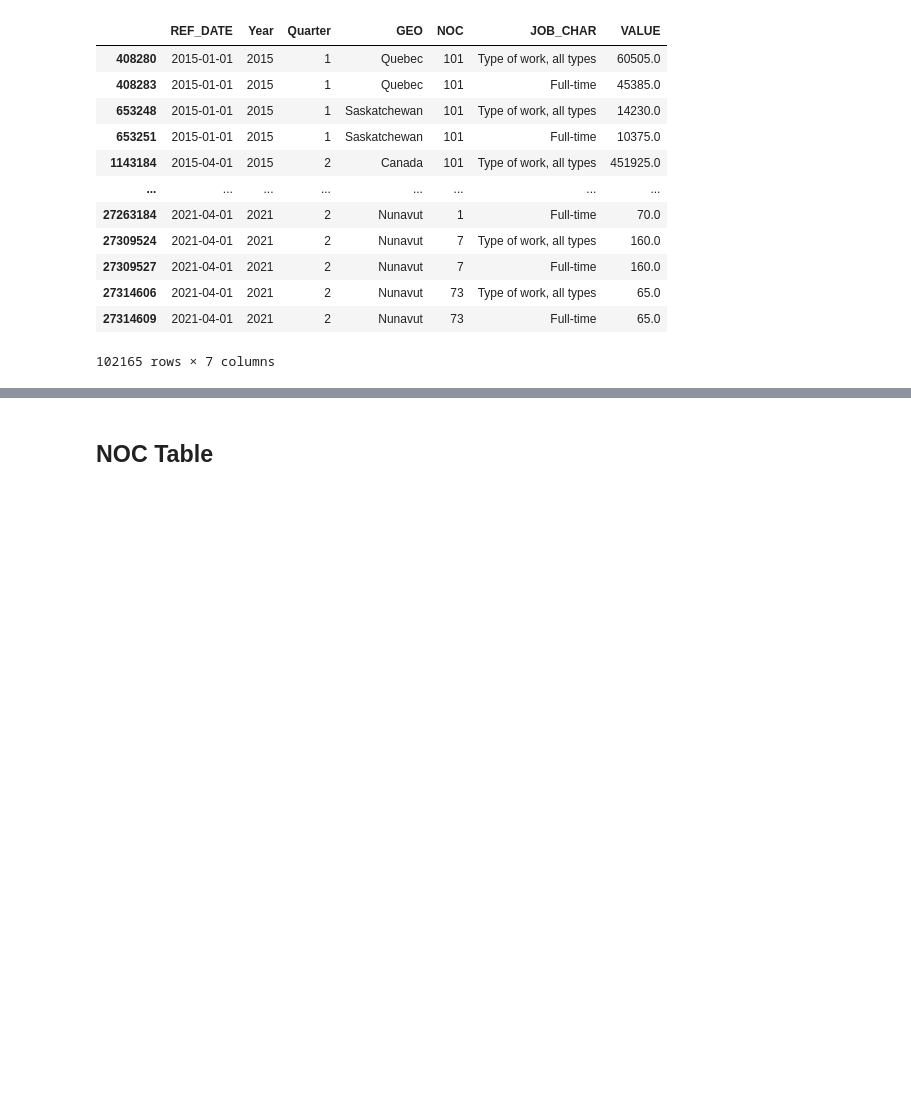
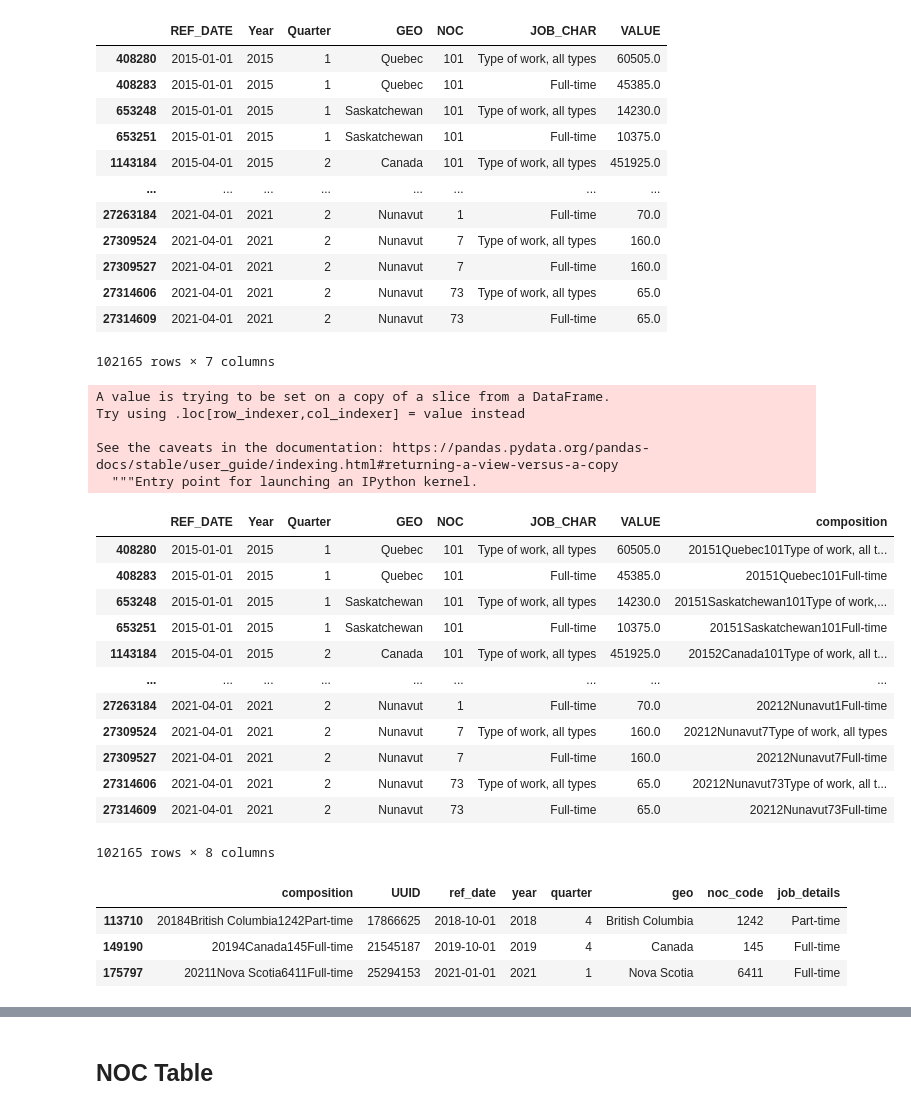
Before and after one commit to alecngai/Predicting_Canadian_Job_Vacancies, a Jupyter notebook: Database/Data_Cleanse_for_DBLoad_with_UUID_toSQL.ipynb, the cells around one changed output, grey strips where cells are left out. Cells and saved outputs as stored; diff of their text form; code cells hidden in the pictures; blank space fills up the shorter version.

```diff
--- a/Database/Data_Cleanse_for_DBLoad_with_UUID.ipynb
+++ b/Database/Data_Cleanse_for_DBLoad_with_UUID_toSQL.ipynb
@@ -196,3 +195,35 @@ df_vac
 | 27314606 | 2021-04-01 | 2021 | 2 | Nunavut | 73 | Type of work, all types | 65.0 |
 | 27314609 | 2021-04-01 | 2021 | 2 | Nunavut | 73 | Full-time | 65.0 |
 102165 rows × 7 columns
+# %%
+df_vac["composition"]=df_vac["Year"] + df_vac["Quarter"] + df_vac["GEO"]+ df_vac["NOC"]+ df_vac["JOB_CHAR"]
+df_vac
+# %% [output]
+A value is trying to be set on a copy of a slice from a DataFrame.
+Try using .loc[row_indexer,col_indexer] = value instead
+
+See the caveats in the documentation: https://pandas.pydata.org/pandas-docs/stable/user_guide/indexing.html#returning-a-view-versus-a-copy
+  """Entry point for launching an IPython kernel.
+|  | REF_DATE | Year | Quarter | GEO | NOC | JOB_CHAR | VALUE | composition |
+| 408280 | 2015-01-01 | 2015 | 1 | Quebec | 101 | Type of work, all types | 60505.0 | 20151Quebec101Type of work, all t... |
+| 408283 | 2015-01-01 | 2015 | 1 | Quebec | 101 | Full-time | 45385.0 | 20151Quebec101Full-time |
+| 653248 | 2015-01-01 | 2015 | 1 | Saskatchewan | 101 | Type of work, all types | 14230.0 | 20151Saskatchewan101Type of work,... |
+| 653251 | 2015-01-01 | 2015 | 1 | Saskatchewan | 101 | Full-time | 10375.0 | 20151Saskatchewan101Full-time |
+| 1143184 | 2015-04-01 | 2015 | 2 | Canada | 101 | Type of work, all types | 451925.0 | 20152Canada101Type of work, all t... |
+| ... | ... | ... | ... | ... | ... | ... | ... | ... |
+| 27263184 | 2021-04-01 | 2021 | 2 | Nunavut | 1 | Full-time | 70.0 | 20212Nunavut1Full-time |
+| 27309524 | 2021-04-01 | 2021 | 2 | Nunavut | 7 | Type of work, all types | 160.0 | 20212Nunavut7Type of work, all types |
+| 27309527 | 2021-04-01 | 2021 | 2 | Nunavut | 7 | Full-time | 160.0 | 20212Nunavut7Full-time |
+| 27314606 | 2021-04-01 | 2021 | 2 | Nunavut | 73 | Type of work, all types | 65.0 | 20212Nunavut73Type of work, all t... |
+| 27314609 | 2021-04-01 | 2021 | 2 | Nunavut | 73 | Full-time | 65.0 | 20212Nunavut73Full-time |
+102165 rows × 8 columns
+# %%
+# Read a starting database
+file_path = "Resources/ReferenceList_UUID.csv"
+uuid_df = pd.read_csv(file_path, error_bad_lines=False)
+uuid_df.sample(n=3)
+# %% [output]
+|  | composition | UUID | ref_date | year | quarter | geo | noc_code | job_details |
+| 113710 | 20184British Columbia1242Part-time | 17866625 | 2018-10-01 | 2018 | 4 | British Columbia | 1242 | Part-time |
+| 149190 | 20194Canada145Full-time | 21545187 | 2019-10-01 | 2019 | 4 | Canada | 145 | Full-time |
+| 175797 | 20211Nova Scotia6411Full-time | 25294153 | 2021-01-01 | 2021 | 1 | Nova Scotia | 6411 | Full-time |
```
Also changed, not shown: parts of 5 cells of this notebook.
